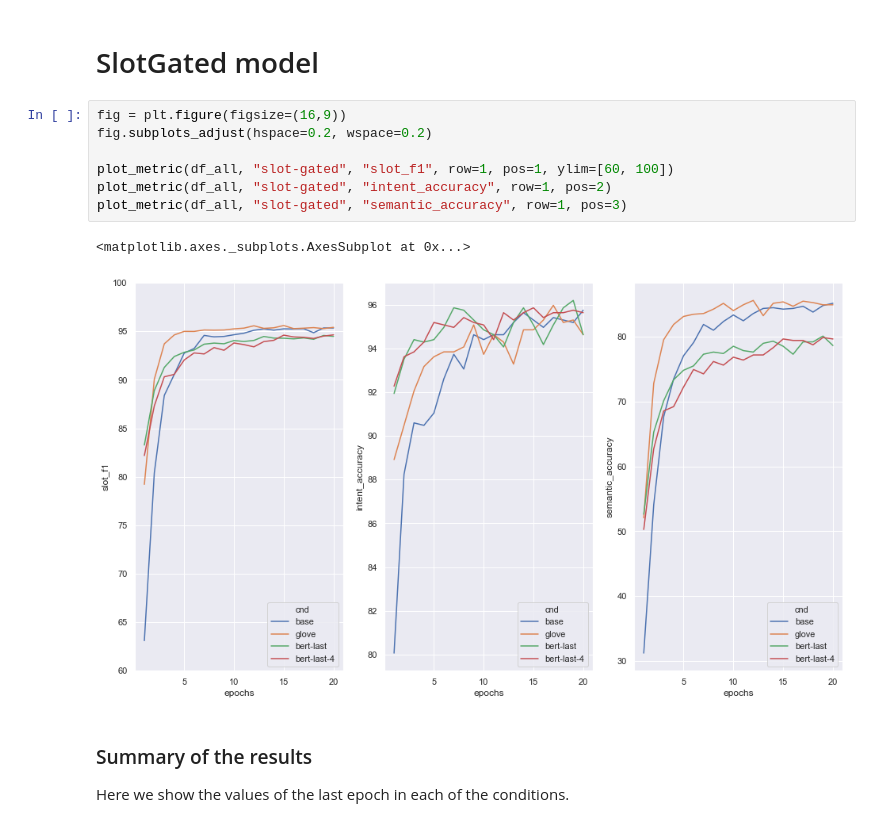
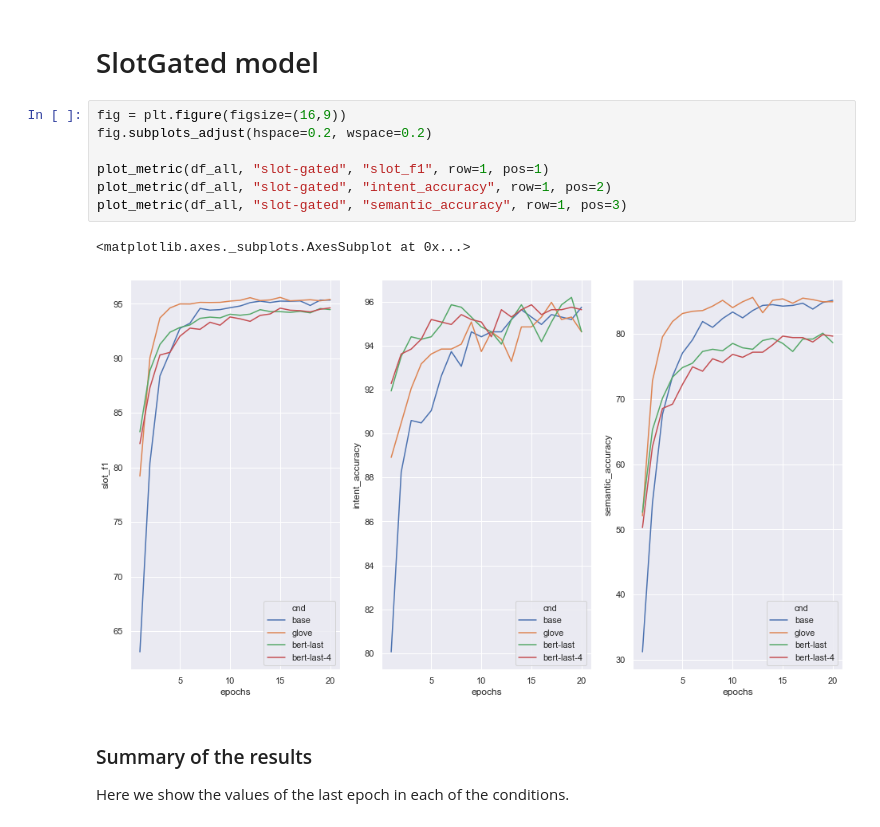
Before and after one commit to jorgeramirez/ca-project, a Jupyter notebook: results/charts.ipynb, the cells around one changed output. Saved outputs shown, nothing was run; the diff lists cells and outputs as text.

Commit message:
update charts
Signed-off-by: Jorge Ramírez <jorgeramirez1990@gmail.com>

```diff
--- a/results/charts.ipynb
+++ b/results/charts.ipynb
@@ -120,13 +120,13 @@ get_summary_best("sfid")
 # %%
 fig = plt.figure(figsize=(16,9))
 fig.subplots_adjust(hspace=0.2, wspace=0.2)
 
-plot_metric(df_all, "slot-gated", "slot_f1", row=1, pos=1, ylim=[60, 100])
+plot_metric(df_all, "slot-gated", "slot_f1", row=1, pos=1)
 plot_metric(df_all, "slot-gated", "intent_accuracy", row=1, pos=2)
 plot_metric(df_all, "slot-gated", "semantic_accuracy", row=1, pos=3)
 # %% [output]
 <matplotlib.axes._subplots.AxesSubplot at 0x...>
-[figure, old version]
+[figure, new version]
 # %% [markdown]
 ### Summary of the results
 
```
Also changed, not shown: parts of 1 cell of this notebook.
